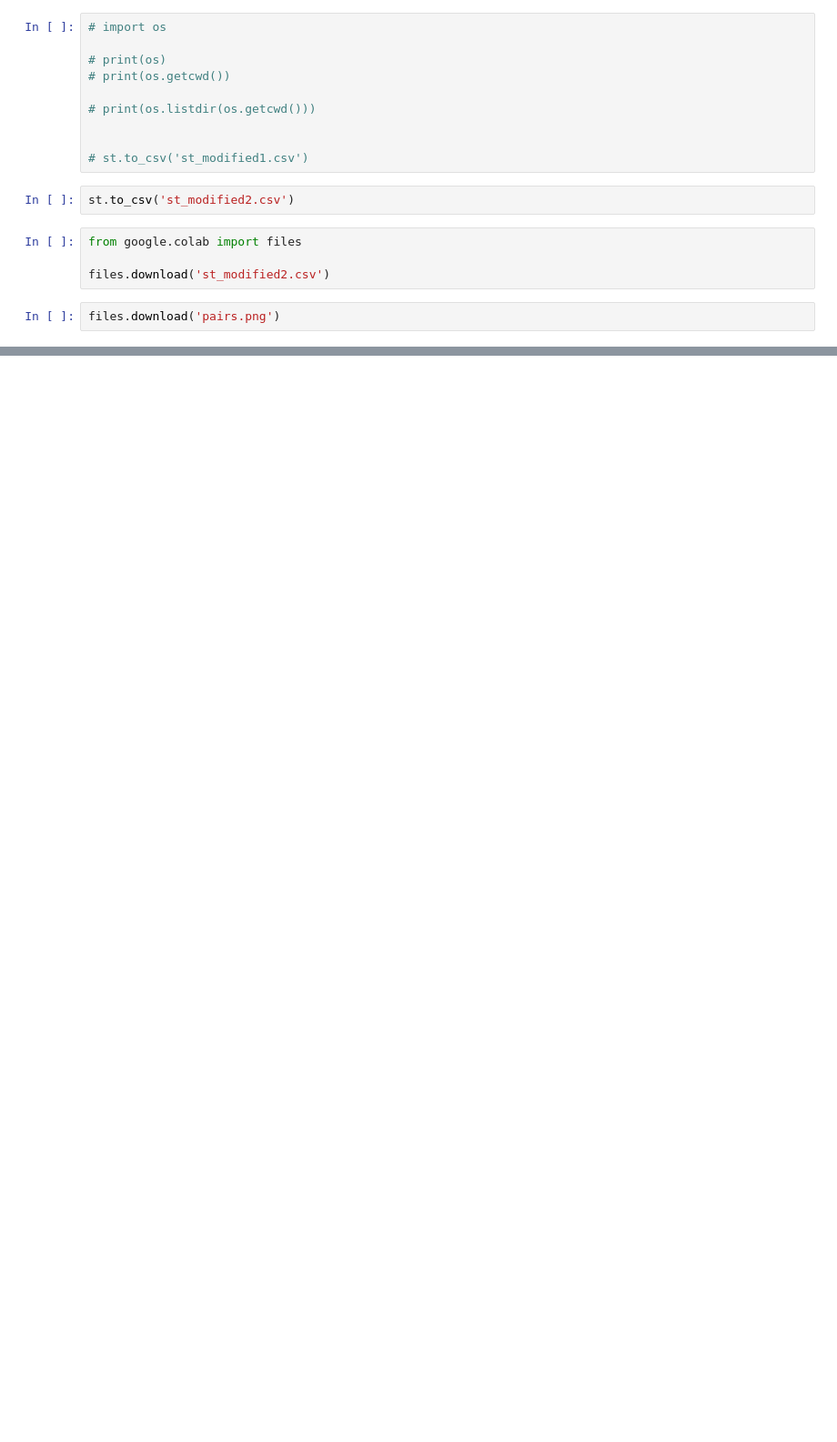
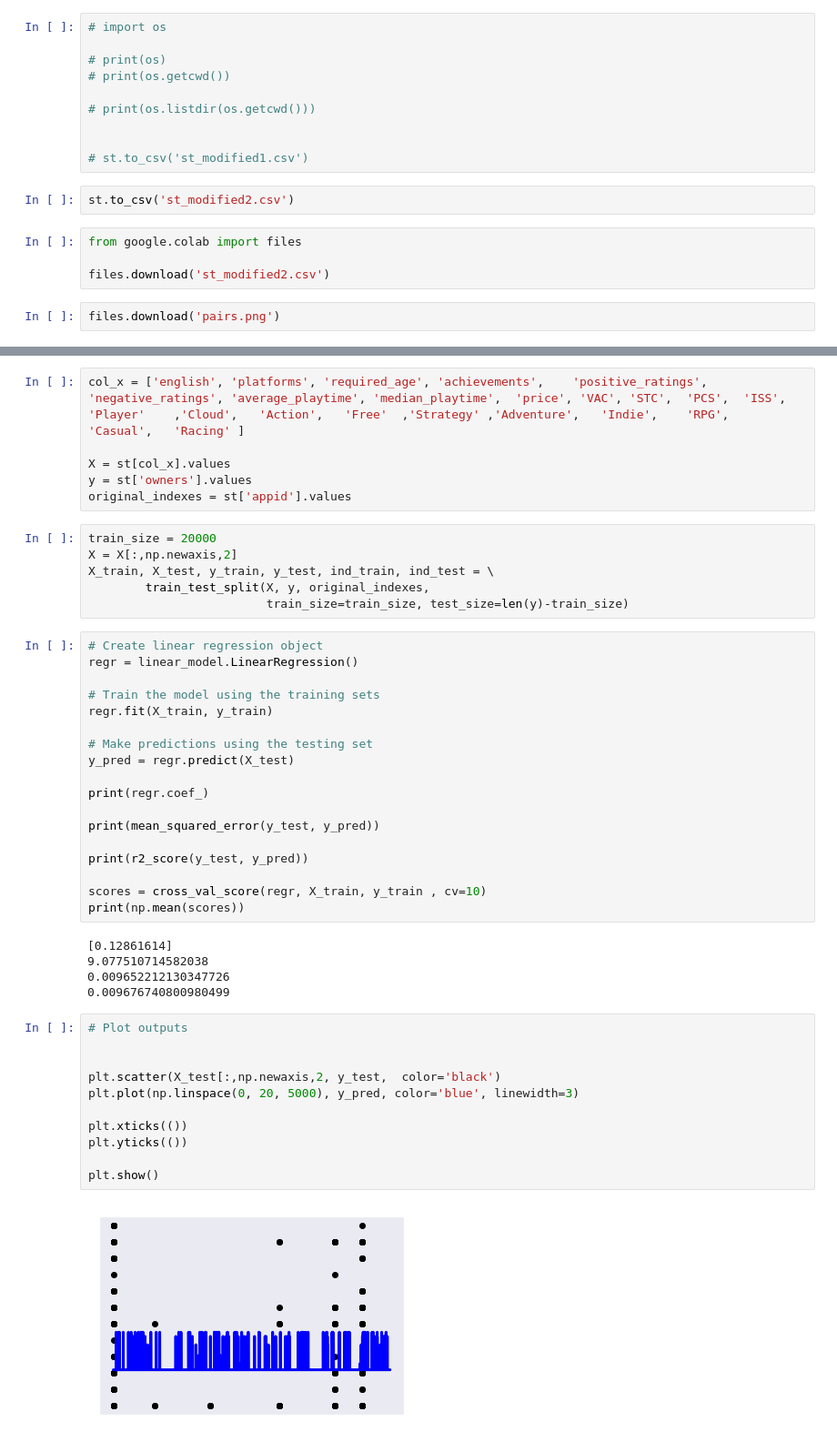
Before and after one commit to ovllya126/UTS_ML2019_ID13307095, a Jupyter notebook: A2.ipynb, the cells around one changed output, grey strips where cells are left out. Shown at 91% size. Saved outputs shown, nothing was run; the diff lists cells and outputs as text; blank space fills up the shorter version.

Commit message:
Modeling

```diff
--- a/A2.ipynb
+++ b/A2.ipynb
@@ -270,0 +511,48 @@ files.download('pairs.png')
+# %%
+col_x = ['english', 'platforms', 'required_age', 'achievements',	'positive_ratings',	'negative_ratings',	'average_playtime',	'median_playtime',	'price', 'VAC',	'STC',	'PCS',	'ISS',	'Player'	,'Cloud',	'Action',	'Free'	,'Strategy'	,'Adventure',	'Indie',	'RPG',	'Casual',	'Racing' ]
+
+X = st[col_x].values
+y = st['owners'].values
+original_indexes = st['appid'].values
+# %%
+train_size = 20000
+X = X[:,np.newaxis,2]
+X_train, X_test, y_train, y_test, ind_train, ind_test = \
+        train_test_split(X, y, original_indexes,
+                         train_size=train_size, test_size=len(y)-train_size)
+# %%
+# Create linear regression object
+regr = linear_model.LinearRegression()
+
+# Train the model using the training sets
+regr.fit(X_train, y_train)
+
+# Make predictions using the testing set
+y_pred = regr.predict(X_test)
+
+print(regr.coef_)
+
+print(mean_squared_error(y_test, y_pred))
+
+print(r2_score(y_test, y_pred))
+
+scores = cross_val_score(regr, X_train, y_train , cv=10)
+print(np.mean(scores))
+# %% [output]
+[0.12861614]
+9.077510714582038
+0.009652212130347726
+0.009676740800980499
+# %%
+# Plot outputs
+
+
+plt.scatter(X_test[:,np.newaxis,2, y_test,  color='black')
+plt.plot(np.linspace(0, 20, 5000), y_pred, color='blue', linewidth=3)
+
+plt.xticks(())
+plt.yticks(())
+
+plt.show()
+# %% [output]
+[figure, added]
```
Also changed, not shown: parts of 93 cells of this notebook.
